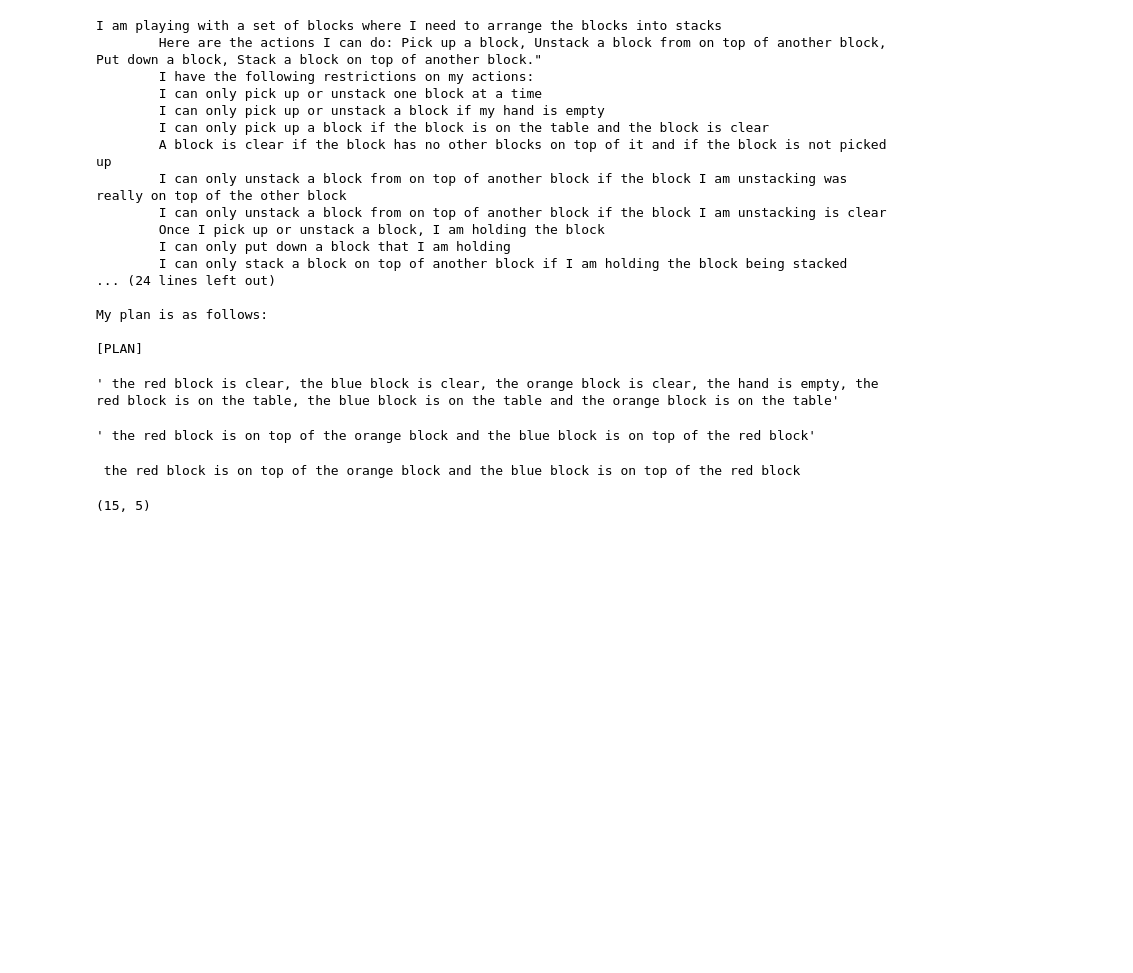
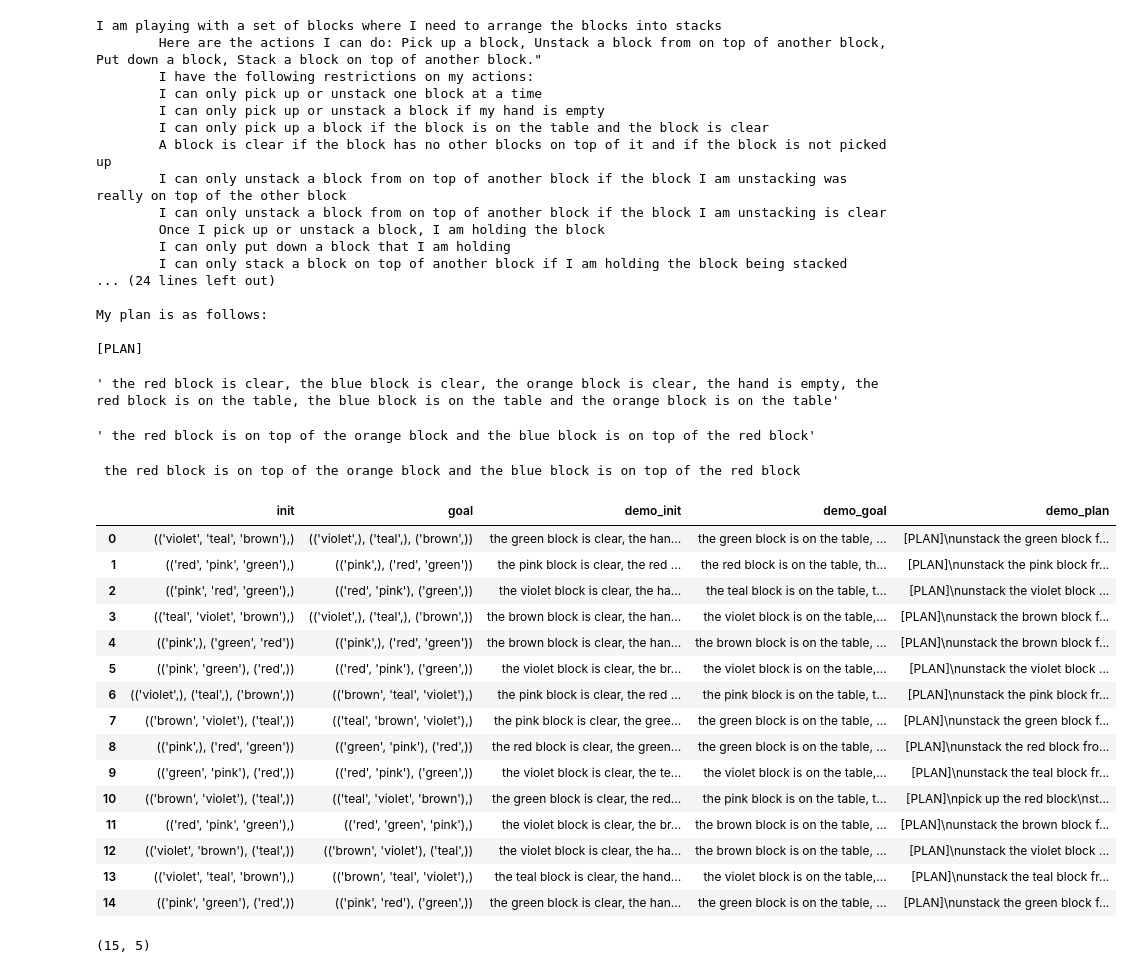
Before and after one commit to ge85tow/planning-with-llms, a Jupyter notebook: src/debug1.ipynb, the cells around one changed output. Drawn from its saved outputs; the diff is of its cells as text; code cells hidden in the pictures; blank space fills up the shorter version.

```diff
--- a/src/debug1.ipynb
+++ b/src/debug1.ipynb
@@ -269,6 +264,24 @@ def main_fullSol(df):
 # %%
 #load data for OUR dataset
 import pandas as pd
 n=3
 df=pd.read_csv(f'../data/Oneshot_val_{n}_blocks')
 df.drop(columns='Unnamed: 0',inplace=True)
+df
+# %% [output]
+|  | init | goal | demo_init | demo_goal | demo_plan |
+| 0 | (('violet', 'teal', 'brown'),) | (('violet',), ('teal',), ('brown',)) | the green block is clear, the han... | the green block is on the table, ... | [PLAN]\nunstack the green block f... |
+| 1 | (('red', 'pink', 'green'),) | (('pink',), ('red', 'green')) | the pink block is clear, the red ... | the red block is on the table, th... | [PLAN]\nunstack the pink block fr... |
+| 2 | (('pink', 'red', 'green'),) | (('red', 'pink'), ('green',)) | the violet block is clear, the ha... | the teal block is on the table, t... | [PLAN]\nunstack the violet block ... |
+| 3 | (('teal', 'violet', 'brown'),) | (('violet',), ('teal',), ('brown',)) | the brown block is clear, the han... | the violet block is on the table,... | [PLAN]\nunstack the brown block f... |
+| 4 | (('pink',), ('green', 'red')) | (('pink',), ('red', 'green')) | the brown block is clear, the han... | the brown block is on the table, ... | [PLAN]\nunstack the brown block f... |
+| 5 | (('pink', 'green'), ('red',)) | (('red', 'pink'), ('green',)) | the violet block is clear, the br... | the violet block is on the table,... | [PLAN]\nunstack the violet block ... |
+| 6 | (('violet',), ('teal',), ('brown',)) | (('brown', 'teal', 'violet'),) | the pink block is clear, the red ... | the pink block is on the table, t... | [PLAN]\nunstack the pink block fr... |
+| 7 | (('brown', 'violet'), ('teal',)) | (('teal', 'brown', 'violet'),) | the pink block is clear, the gree... | the green block is on the table, ... | [PLAN]\nunstack the green block f... |
+| 8 | (('pink',), ('red', 'green')) | (('green', 'pink'), ('red',)) | the red block is clear, the green... | the green block is on the table, ... | [PLAN]\nunstack the red block fro... |
+| 9 | (('green', 'pink'), ('red',)) | (('red', 'pink'), ('green',)) | the violet block is clear, the te... | the violet block is on the table,... | [PLAN]\nunstack the teal block fr... |
+| 10 | (('brown', 'violet'), ('teal',)) | (('teal', 'violet', 'brown'),) | the green block is clear, the red... | the pink block is on the table, t... | [PLAN]\npick up the red block\nst... |
+| 11 | (('red', 'pink', 'green'),) | (('red', 'green', 'pink'),) | the violet block is clear, the br... | the brown block is on the table, ... | [PLAN]\nunstack the brown block f... |
+| 12 | (('violet', 'brown'), ('teal',)) | (('brown', 'violet'), ('teal',)) | the violet block is clear, the ha... | the brown block is on the table, ... | [PLAN]\nunstack the violet block ... |
+| 13 | (('violet', 'teal', 'brown'),) | (('brown', 'teal', 'violet'),) | the teal block is clear, the hand... | the violet block is on the table,... | [PLAN]\nunstack the teal block fr... |
+| 14 | (('pink', 'green'), ('red',)) | (('pink', 'red'), ('green',)) | the green block is clear, the han... | the green block is on the table, ... | [PLAN]\nunstack the green block f... |
```
Also changed, not shown: parts of 22 cells of this notebook, 7 other files.
